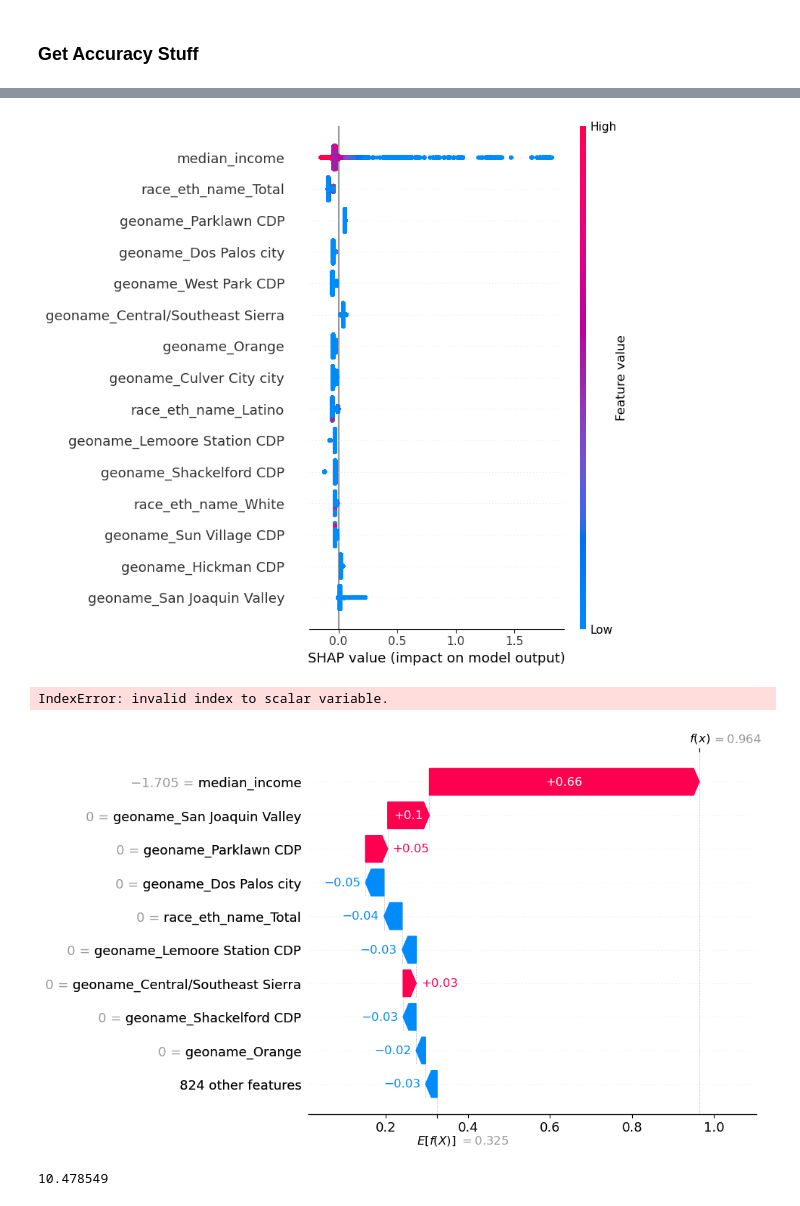
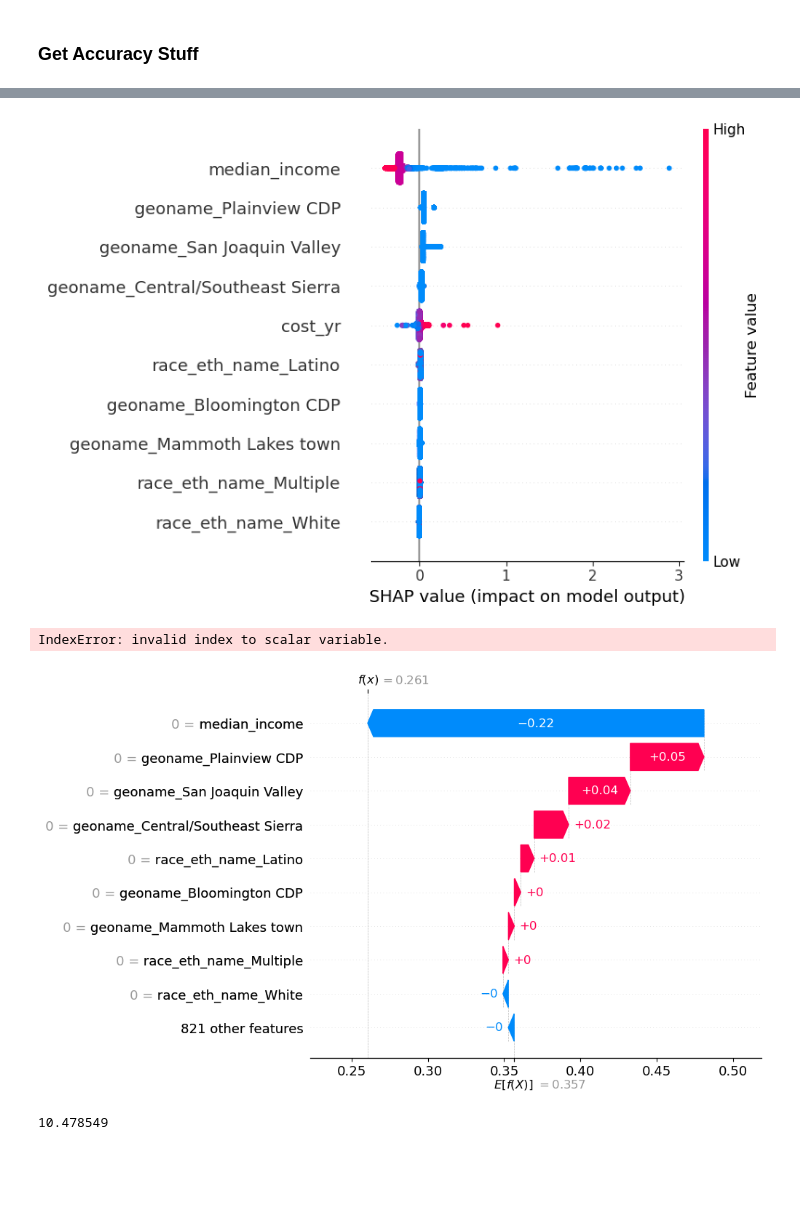
Before and after one commit to madisongarccia/486project, a Jupyter notebook: code/selected_model.ipynb, the cells around one changed output, grey strips where cells are left out. Cells and saved outputs as stored; diff of their text form; code cells hidden in the pictures; blank space fills up the shorter version.

```diff
--- a/code/selected_model.ipynb
+++ b/code/selected_model.ipynb
@@ -51,8 +51,7 @@ df = pd.read_csv('final_data.csv')
 df['affordability_ratio'] = df['affordability_ratio'].fillna(df['affordability_ratio'].mean()) # make sure response has no NAs
 
 # get my X and Y matrices
-X = df.drop(columns = ['affordability_ratio','LL95_affordability_ratio', 'UL95_affordability_ratio',
-       'rse_food_afford', 'CA_RR_Affordability', 'affordability_per_person', 'affordable'])
+X = df.drop(columns = ['affordability_ratio'])
 features = X.columns
 y = df['affordability_ratio']
 # extract only the column names for each type
@@ -374,15 +373,15 @@ False Positives (FP):
 # %%
 # create explainer for trained model
 X_train_dense = X_train_processed.toarray()
 X_train_dense_df = pd.DataFrame(X_train_dense, columns=final_feature_names)
 # Create SHAP explainer for the model
 explainer = shap.TreeExplainer(model)
 # Get SHAP values
 shap_values = explainer.shap_values(X_train_dense_df)
 # Visualize SHAP values with feature names
-shap.summary_plot(shap_values, X_train_dense_df, max_display=15)
+shap.summary_plot(shap_values, X_train_dense_df, max_display=10)
 # %% [output]
-[figure, old version]
+[figure, new version]
 # %%
 # Replace 'index' with the index of the row you want to explain
 shap.force_plot(explainer.expected_value[0], shap_values.values[10, :], X_train_dense[10, :])
@@ -400,7 +399,7 @@ exp = shap.Explanation(
 idx = 0
 shap.plots.waterfall(exp[idx])
 # %% [output]
-[figure, old version]
+[figure, new version]
 # %%
 explainer.expected_value
 # %% [output]
```
Also changed, not shown: parts of 15 cells of this notebook, 17 other files.
